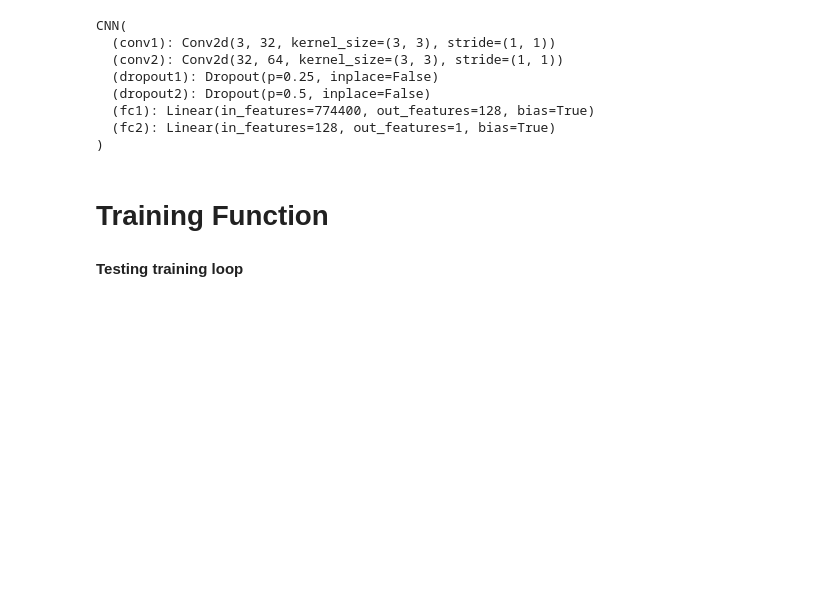
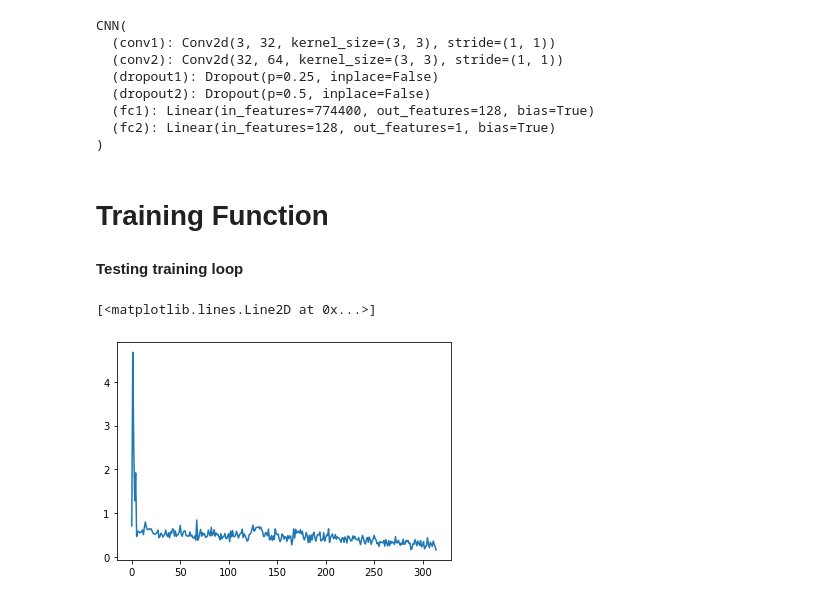
Before and after one commit to skj092/Forgegy-Image-Detection-Using-Error-level-Analysis-and-Deep-Learning, a Jupyter notebook: tempered-image-detection-pytorch.ipynb, the cells around one changed output. Saved outputs shown, nothing was run; the diff lists cells and outputs as text; code cells hidden in the pictures; blank space fills up the shorter version.

Commit message:
Kaggle Notebook | Tempered-Image-detection-PyTorch | Version 2

```diff
--- a/tempered-image-detection-pytorch.ipynb
+++ b/tempered-image-detection-pytorch.ipynb
@@ -272,8 +269,8 @@ class CNN(nn.Module):
         x = F.relu(x)
         x = self.dropout2(x)
         x = self.fc2(x)
-        out = torch.sigmoid(x)
-        return out
+        out = nn.Sigmoid()
+        return out(x)
 
 model = CNN()
 model.to(device)
@@ -291,22 +288,31 @@ CNN(
 # %%
 # define the loss function and optimizer
 criterion = nn.CrossEntropyLoss()
+criterion = nn.BCELoss()
 optimizer = optim.Adam(model.parameters(), lr=0.001)
 # %% [markdown]
 **Testing training loop**
+# %%
+train_sub = Subset(train_ds, range(2000))
+train_sub_dl = DataLoader(train_sub, batch_size=32, shuffle=True)
 # %%
-# from sklearn.metrics import f1_score
-# for xb, yb in train_loader:
-#     xb, yb = xb.to(device), yb.to(device)
-#     print(xb.shape, yb.shape)
-#     optimizer.zero_grad()
-#     yb_ = model(xb)
-#     loss = F.binary_cross_entropy_with_logits(yb_.squeeze(1), yb)
-#     print('loss', loss)
-#     batch_acc = f1_score(yb.cpu().detach().numpy(), yb_.cpu().detach().numpy().round(), )
-#     print('acc', batch_acc)
-# #     print(yb)
-# #     print('----------------------------------')
-# #     print(yb_)
-#     loss.backward()
-#     optimizer.step()
+from sklearn.metrics import f1_score
+losses = []
+accuracy = []
+for epch in range(5):
+    for xb, yb in tqdm(train_sub_dl):
+        xb, yb = xb.to(device), yb.to(device)
+        optimizer.zero_grad()
+        yb_ = model(xb)
+        loss = criterion(yb_.squeeze(1), yb)
+        losses.append(loss.item())
+        batch_acc = f1_score(yb.cpu().detach().numpy(), yb_.cpu().detach().numpy().round(), )
+        accuracy.append(batch_acc)
+        loss.backward()
+        optimizer.step()
+# %%
+import matplotlib.pyplot as plt
+plt.plot(losses)
+# %% [output]
+[<matplotlib.lines.Line2D at 0x...>]
+[figure, added]
```
Also changed, not shown: parts of 11 cells of this notebook.
